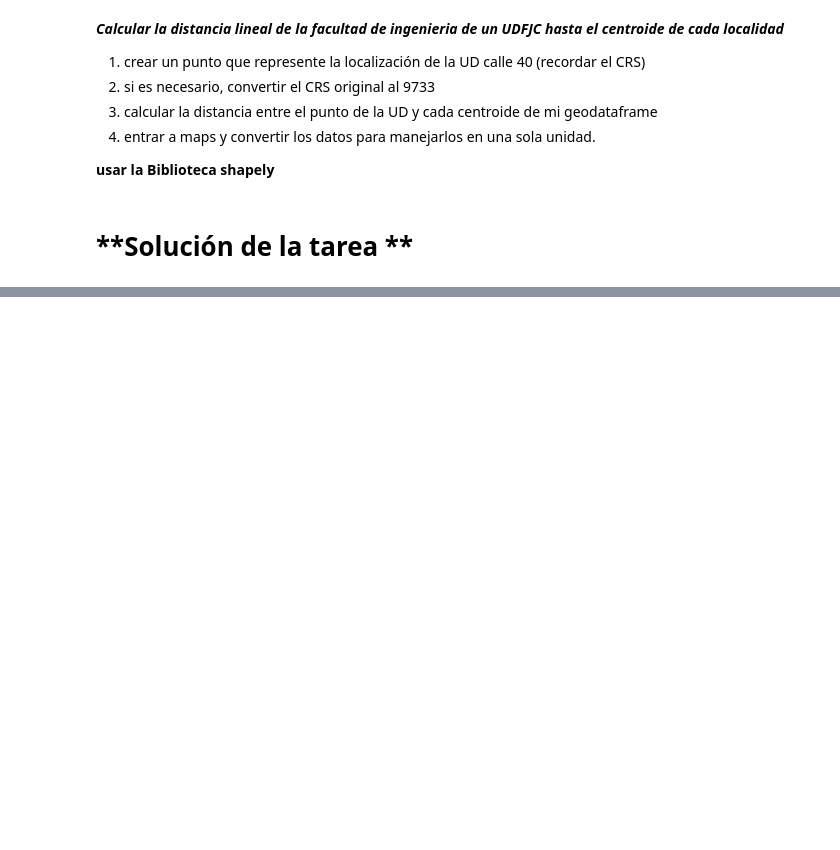
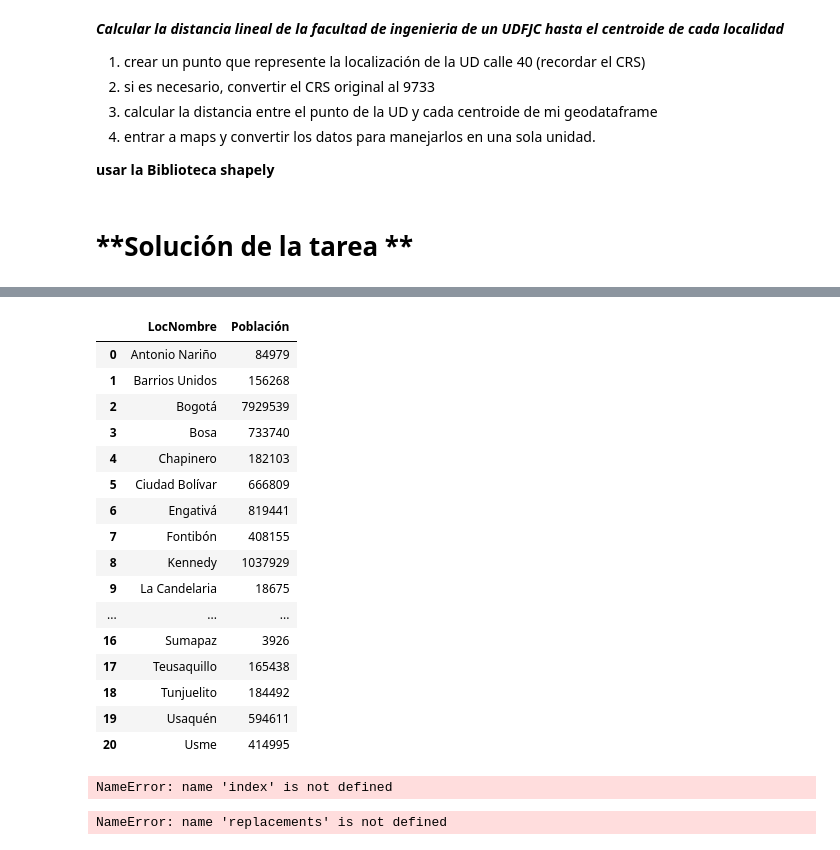
Before and after one commit to sofia3108548001/Pandas, a Jupyter notebook: Geopandas_2024_04_29.ipynb, the cells around one changed output, grey strips where cells are left out. Drawn from its saved outputs; the diff is of its cells as text; code cells hidden in the pictures; blank space fills up the shorter version.

```diff
--- a/Geopandas_2024_04_29.ipynb
+++ b/Geopandas_2024_04_29.ipynb
@@ -187,0 +230,44 @@ mapa_2=gdf_localidades.plot(
+# %%
+#join dataframe
+df_poblacion_localidad.rename(columns={"Localidad":"LocNombre"}, inplace=True)
+df_poblacion_localidad
+# %% [output]
+|  | LocNombre | Población |
+| 0 | Antonio Nariño | 84979 |
+| 1 | Barrios Unidos | 156268 |
+| 2 | Bogotá | 7929539 |
+| 3 | Bosa | 733740 |
+| 4 | Chapinero | 182103 |
+| 5 | Ciudad Bolívar | 666809 |
+| 6 | Engativá | 819441 |
+| 7 | Fontibón | 408155 |
+| 8 | Kennedy | 1037929 |
+| 9 | La Candelaria | 18675 |
+| ... | ... | ... |
+| 16 | Sumapaz | 3926 |
+| 17 | Teusaquillo | 165438 |
+| 18 | Tunjuelito | 184492 |
+| 19 | Usaquén | 594611 |
+| 20 | Usme | 414995 |
+# %%
+#convertir la serie dataframe. El metodo es:
+reset:index(df_poblacion_localidad= total_poblacion_localidad.reset_index())
+df_poblacion_localidad.head()
+# %% [output]
+NameError: name 'index' is not defined
+# %%
+#quitar las tildes
+def replace_accents(inptu_str):
+    replacements = {
+        'Á' : 'A',
+        'É' : 'E',
+        'Í' : 'I',
+        'Ó' : 'O',
+        'Ú' : 'U'
+    }
+for accented_char, unaccented_char in replacements.items():
+        input_str =input_str.replace(accented_char, unaccented_char)
+return input_str
+df_poblacion_localidad["LocNombre"]= df_poblacion_localidad["LocNombre"].apply(replace_accented)
+# %% [output]
+NameError: name 'replacements' is not defined
```
Also changed, not shown: parts of 14 cells of this notebook.
